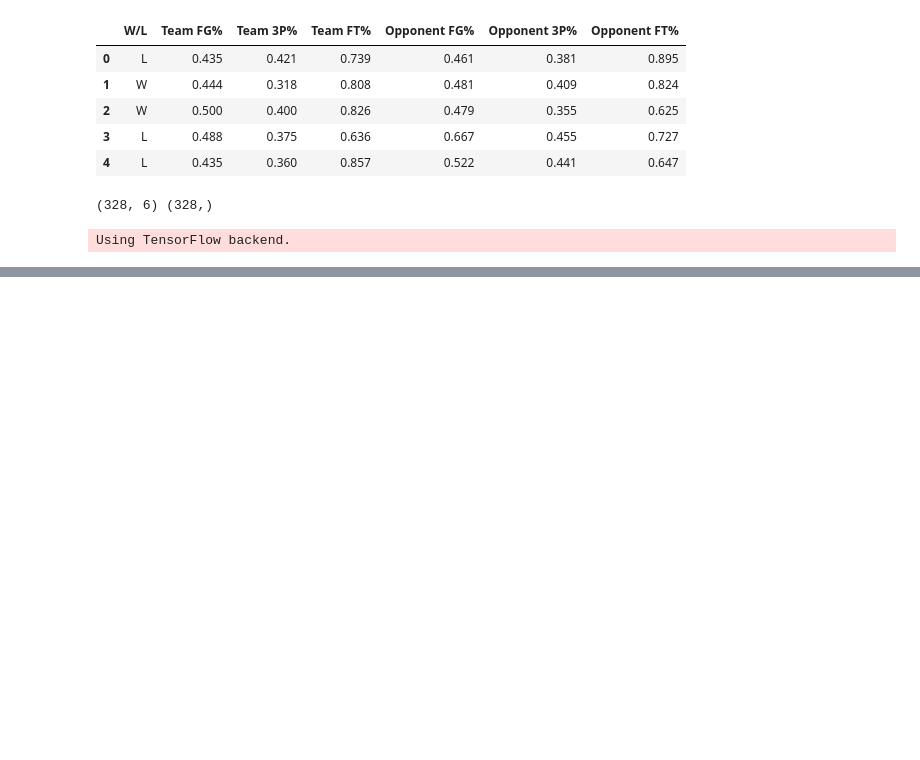
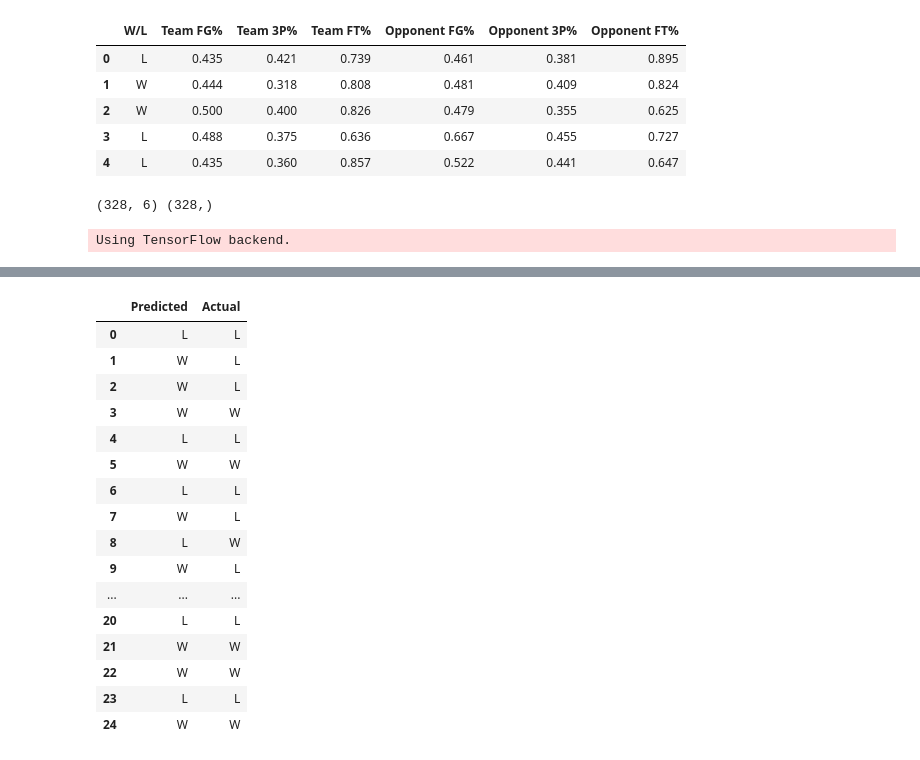
Before and after one commit to greenwoodgiant/ML-season-prediction, a Jupyter notebook: 2014-2017 Minnesota Timberwolves.ipynb, the cells around one changed output, grey strips where cells are left out. Drawn from its saved outputs; the diff is of its cells as text; code cells hidden in the pictures; blank space fills up the shorter version.

```diff
--- a/2014-2017 Minnesota Timberwolves.ipynb
+++ b/2014-2017 Minnesota Timberwolves.ipynb
@@ -103,2 +103,24 @@ Predicted classes: ['L' 'W' 'L' 'W' 'L' 'W' 'L' 'W' 'L' 'W' 'W' 'L' 'L' 'W' 'W'
  'W' 'W' 'L' 'W' 'W' 'L' 'W']
 Actual Labels: ['L', 'L', 'L', 'W', 'L', 'W', 'L', 'L', 'W', 'L', 'L', 'L', 'L', 'W', 'W', 'L', 'W', 'W', 'W', 'W', 'L', 'W', 'W', 'L', 'W']
+# %%
+df_table = pd.DataFrame(prediction_labels, columns=['Predicted'])
+df_table.insert(loc=1, column='Actual', value= list(y_test[:25]))
+df_table.head(25)
+# %% [output]
+|  | Predicted | Actual |
+| 0 | L | L |
+| 1 | W | L |
+| 2 | W | L |
+| 3 | W | W |
+| 4 | L | L |
+| 5 | W | W |
+| 6 | L | L |
+| 7 | W | L |
+| 8 | L | W |
+| 9 | W | L |
+| ... | ... | ... |
+| 20 | L | L |
+| 21 | W | W |
+| 22 | W | W |
+| 23 | L | L |
+| 24 | W | W |
```
Also changed, not shown: parts of 4 cells of this notebook, 1 other file.
